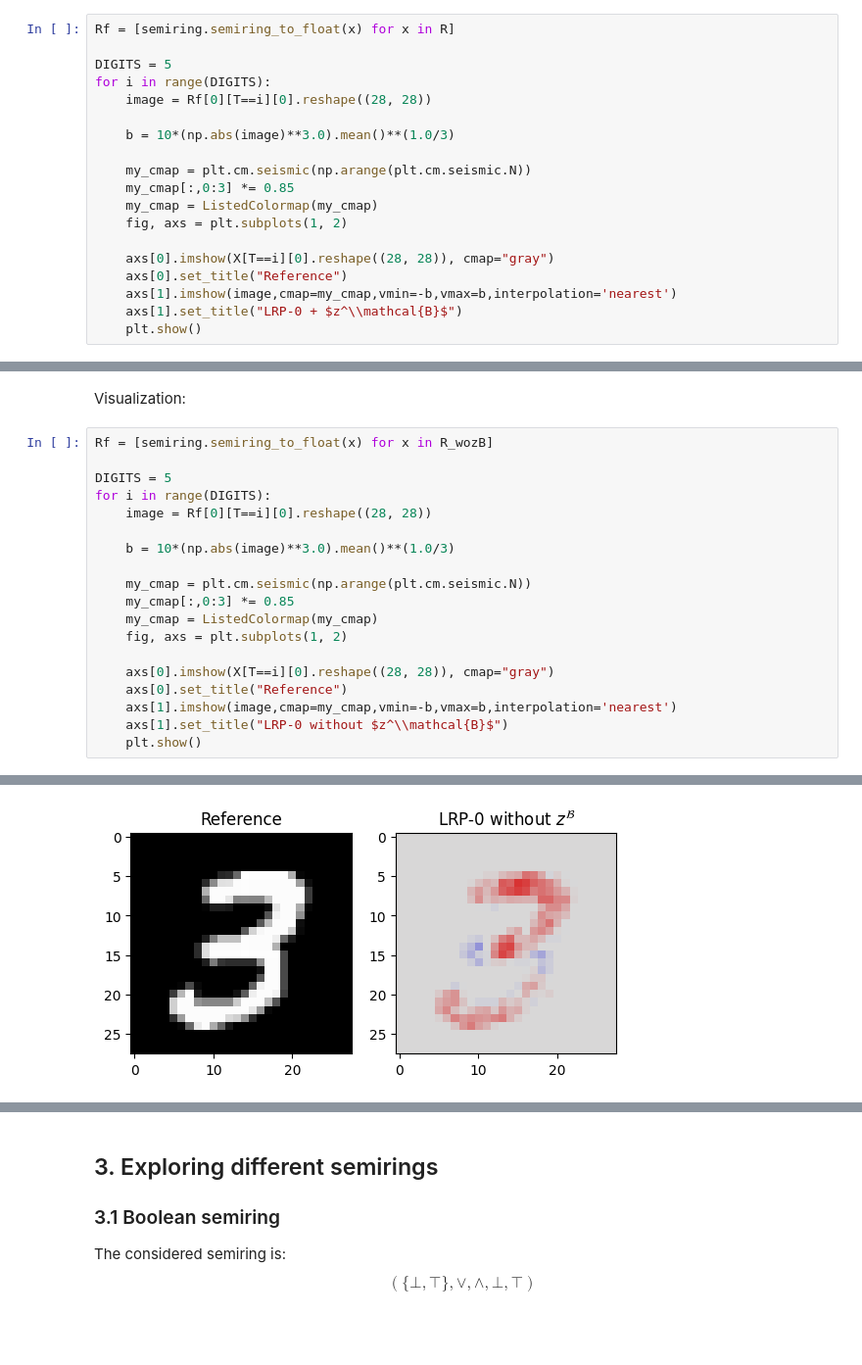
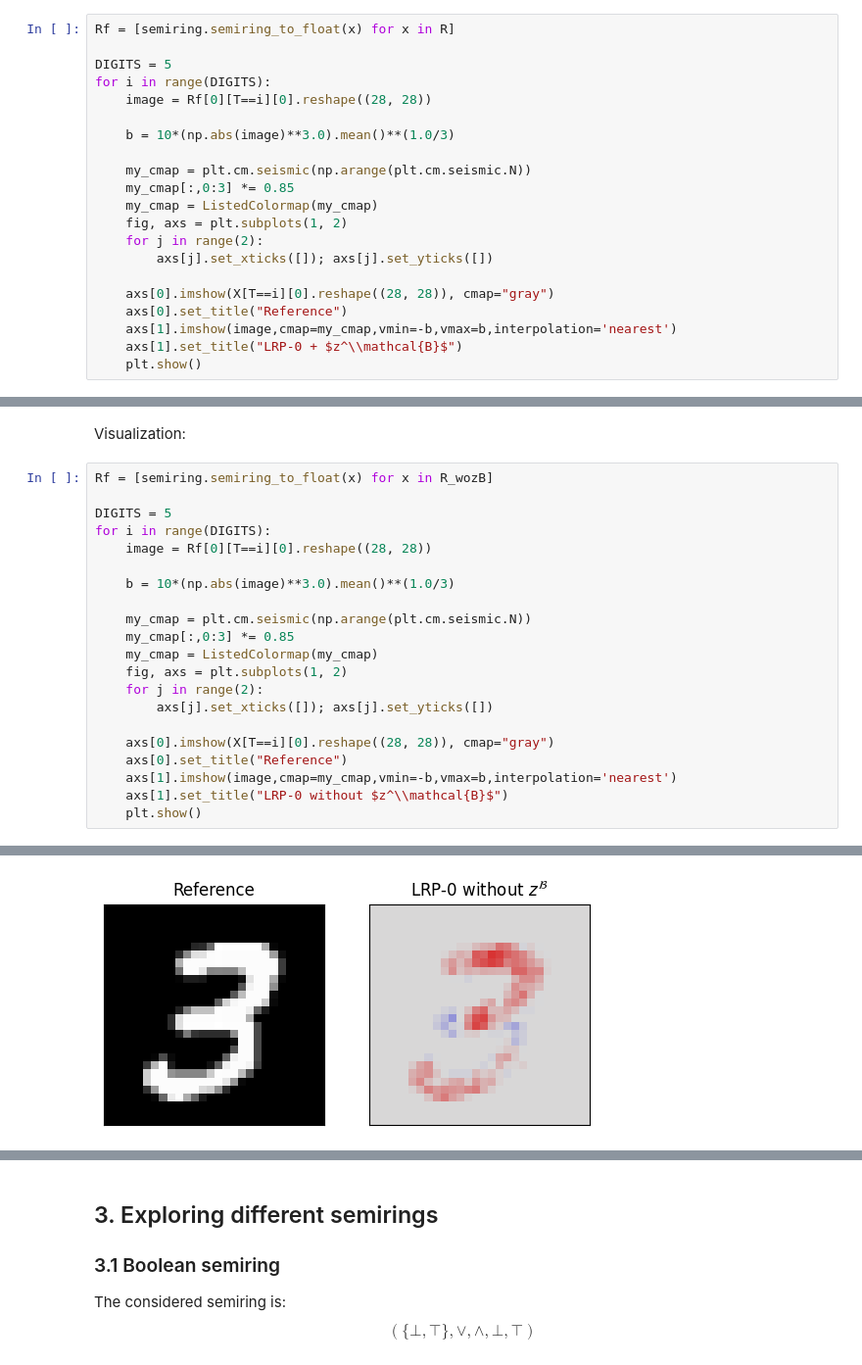
Before and after one commit to Red-Rapious/Semiring-LRP, a Jupyter notebook: code/mnist-abstract-semiring.ipynb, the cells around one changed output, grey strips where cells are left out. Shown at 98% size. Drawn from its saved outputs; the diff is of its cells as text; blank space fills up the shorter version.

```diff
--- a/code/mnist-abstract-semiring.ipynb
+++ b/code/mnist-abstract-semiring.ipynb
@@ -222,6 +224,8 @@ for i in range(DIGITS):
     my_cmap[:,0:3] *= 0.85
     my_cmap = ListedColormap(my_cmap)
     fig, axs = plt.subplots(1, 2)
+    for j in range(2):
+        axs[j].set_xticks([]); axs[j].set_yticks([])
 
     axs[0].imshow(X[T==i][0].reshape((28, 28)), cmap="gray")
     axs[0].set_title("Reference")
@@ -262,6 +266,8 @@ for i in range(DIGITS):
     my_cmap[:,0:3] *= 0.85
     my_cmap = ListedColormap(my_cmap)
     fig, axs = plt.subplots(1, 2)
+    for j in range(2):
+        axs[j].set_xticks([]); axs[j].set_yticks([])
 
     axs[0].imshow(X[T==i][0].reshape((28, 28)), cmap="gray")
     axs[0].set_title("Reference")
@@ -275 +281 @@ for i in range(DIGITS):
-[figure, old version]
+[figure, new version]
```
Also changed, not shown: parts of 13 cells of this notebook.
